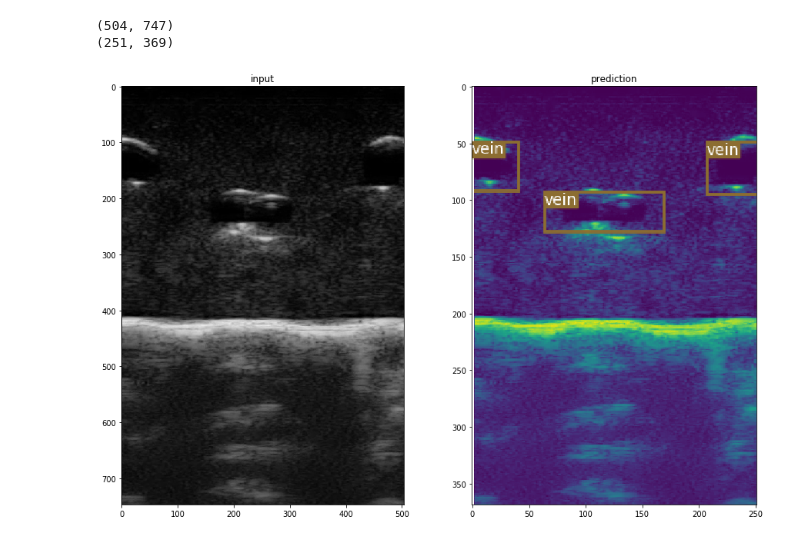
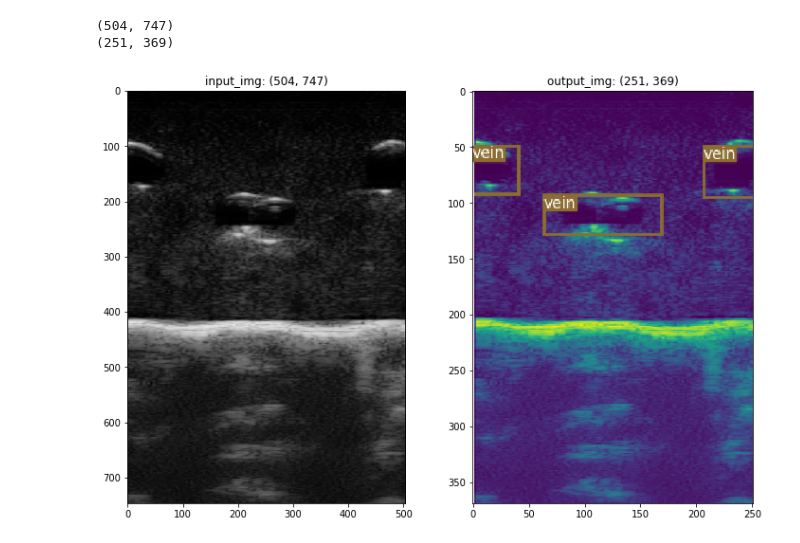
Before and after one commit to zhangjing1997/IV_Detection, a Jupyter notebook: YOLOv3/eda_yolo.ipynb, the cells around one changed output. Cells and saved outputs as stored; diff of their text form; code cells hidden in the pictures.

```diff
--- a/YOLOv3/eda_yolo.ipynb
+++ b/YOLOv3/eda_yolo.ipynb
@@ -42,20 +42,20 @@ from matplotlib import pyplot as plt
 # %%
 input_img = Image.open('data/custom/images/0.jpg').convert('RGB')
 print(input_img.size)
 
 output_img = Image.open('output/0.png')
 print(output_img.size)
 
 imgs = [input_img, output_img]
 titles = ['input', 'prediction']
 
-itles = [f'input_img: {input_img.size}', f'output_img: {output_img.size}']
-plt.figure(figsize=(15,10))
+titles = [f'input_img: {input_img.size}', f'output_img: {output_img.size}']
+plt.figure(figsize=(12,8))
 for i, (img, title) in enumerate(zip(imgs, titles)):
     plt.subplot(1, 2, i + 1)
     plt.imshow(img, cmap='gray')
     plt.title(title)
 # %% [output]
 (504, 747)
 (251, 369)
-[figure, old version]
+[figure, new version]
```
Also changed, not shown: 3 other files.
